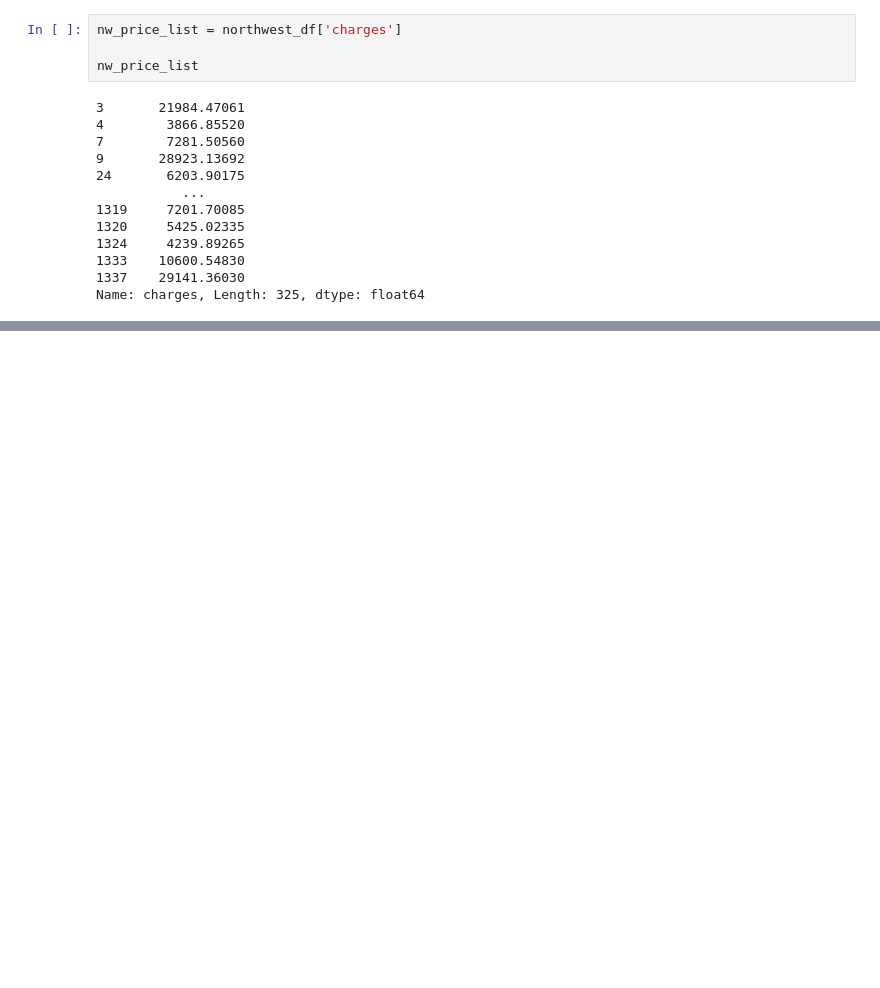
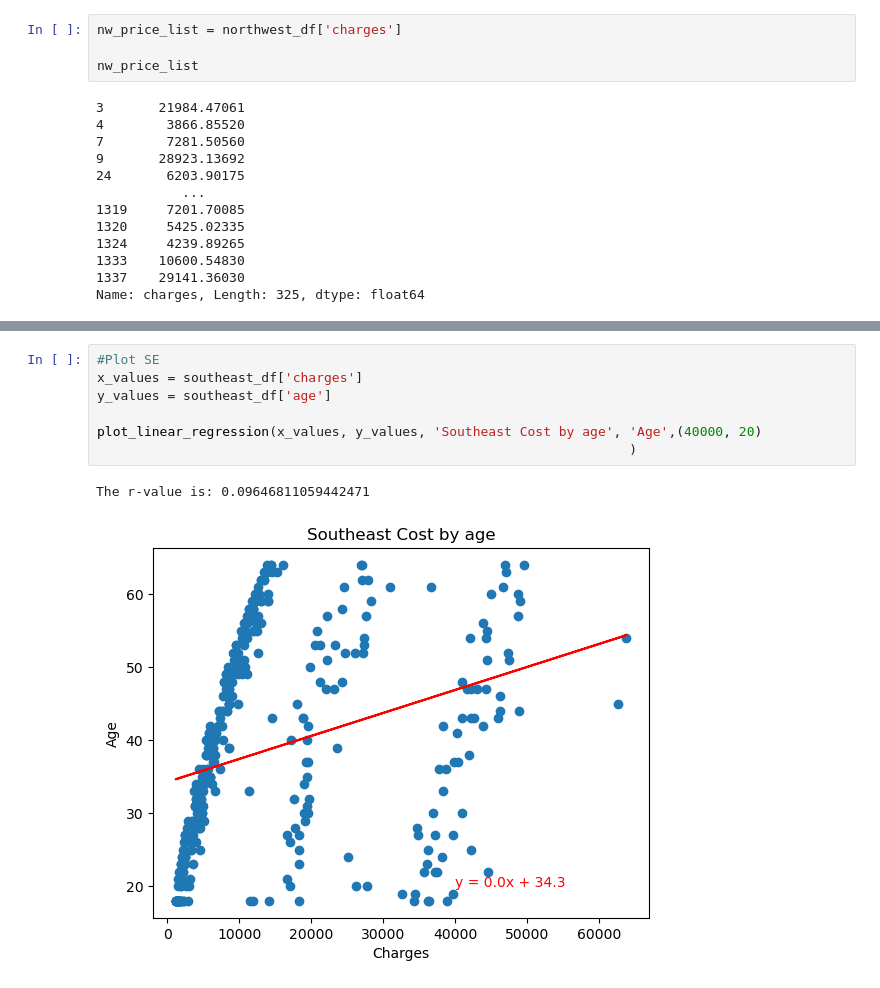
Before and after one commit to JohanaMarie/project_1, a Jupyter notebook: price_region.ipynb, the cells around one changed output, grey strips where cells are left out. Cells and saved outputs as stored; diff of their text form; blank space fills up the shorter version.

```diff
--- a/price_region.ipynb
+++ b/price_region.ipynb
@@ -187,0 +233,10 @@ Name: charges, Length: 325, dtype: float64
+# %%
+#Plot SE
+x_values = southeast_df['charges']
+y_values = southeast_df['age']
+
+plot_linear_regression(x_values, y_values, 'Southeast Cost by age', 'Age',(40000, 20)
+                                                                    )
+# %% [output]
+The r-value is: 0.09646811059442471
+[figure, added]
```
Also changed, not shown: parts of 4 cells of this notebook.
